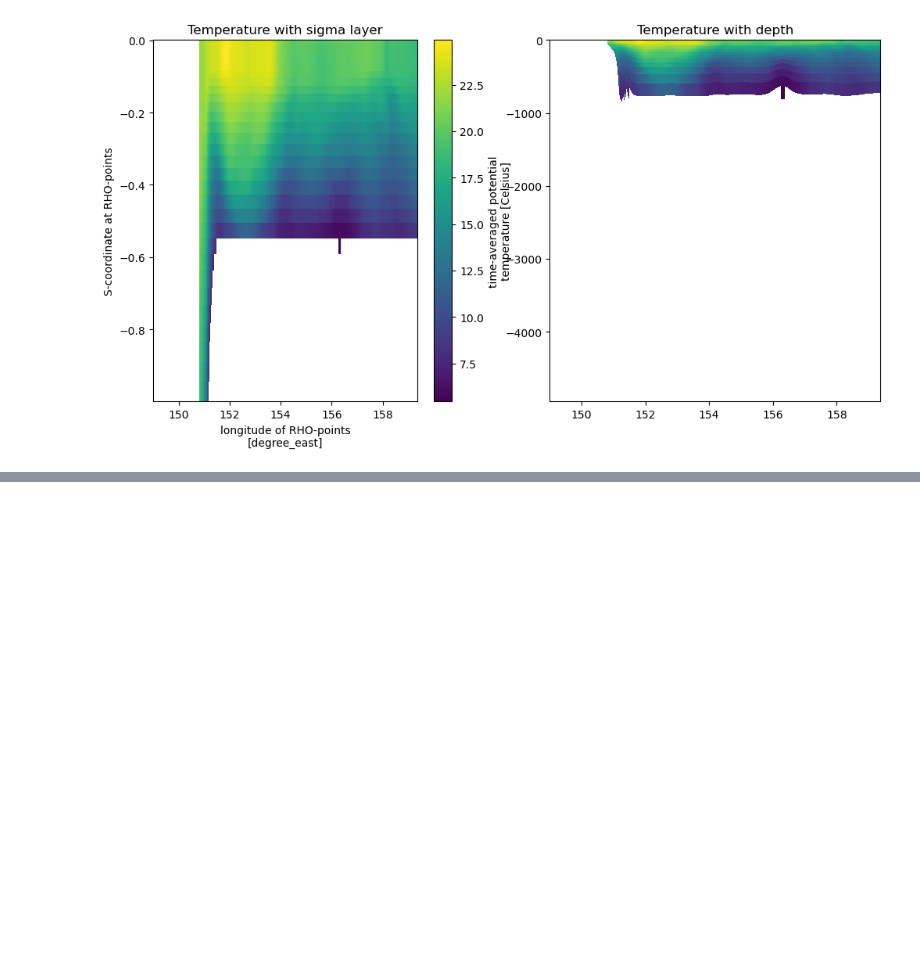
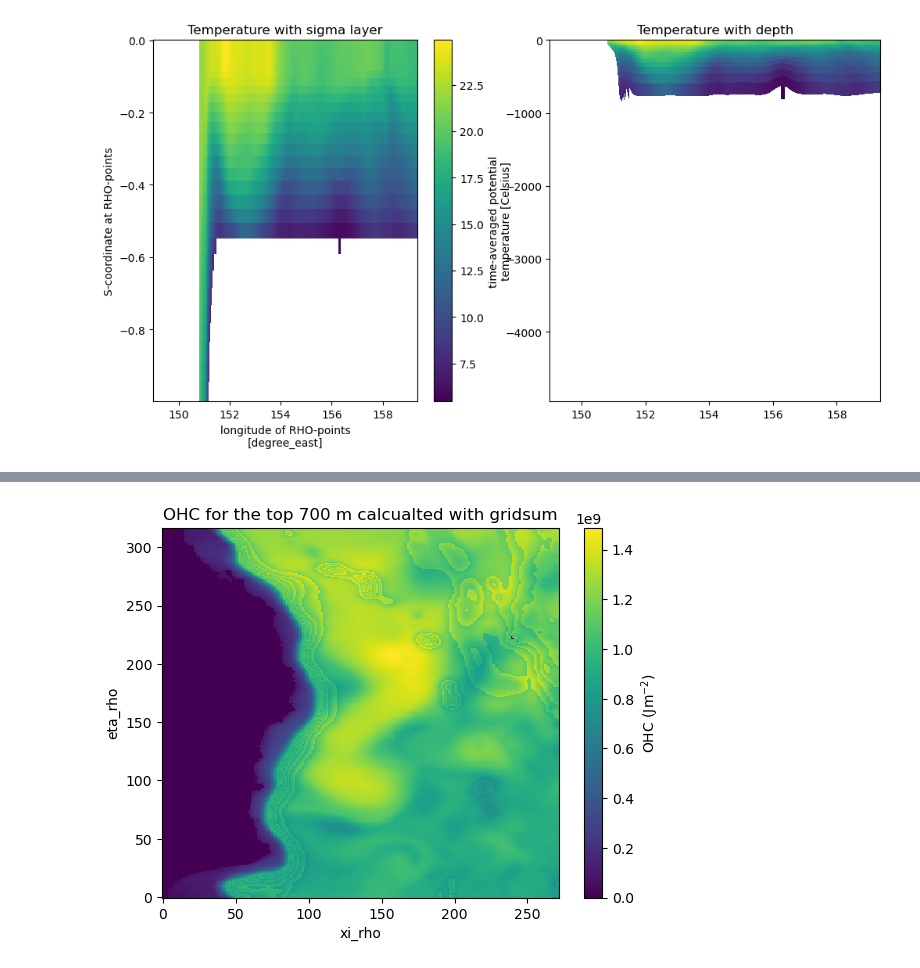
Before and after one commit to ACCESS-Community-Hub/coastal-commons, a Jupyter notebook: Recipes/OHC_calculation.ipynb, the cells around one changed output, grey strips where cells are left out. Saved outputs shown, nothing was run; the diff lists cells and outputs as text; code cells hidden in the pictures; blank space fills up the shorter version.

```diff
--- a/Recipes/OHC_calculation.ipynb
+++ b/Recipes/OHC_calculation.ipynb
@@ -62,0 +74,11 @@ ohc
+# %%
+# You can also calculate the vertical integral directly from xroms
+ohc2 = xroms.gridsum(Cp * rho700 * temp700, xgrid, 'Z')
+# %%
+# Plotting to compare
+
+pt = ohc2.isel(ocean_time=0).plot()
+plt.title('OHC for the top 700 m calcualted with gridsum')
+pt.colorbar.set_label('OHC (Jm$^{-2}$)')
+# %% [output]
+[figure, added]
```
Also changed, not shown: parts of 8 cells of this notebook.
